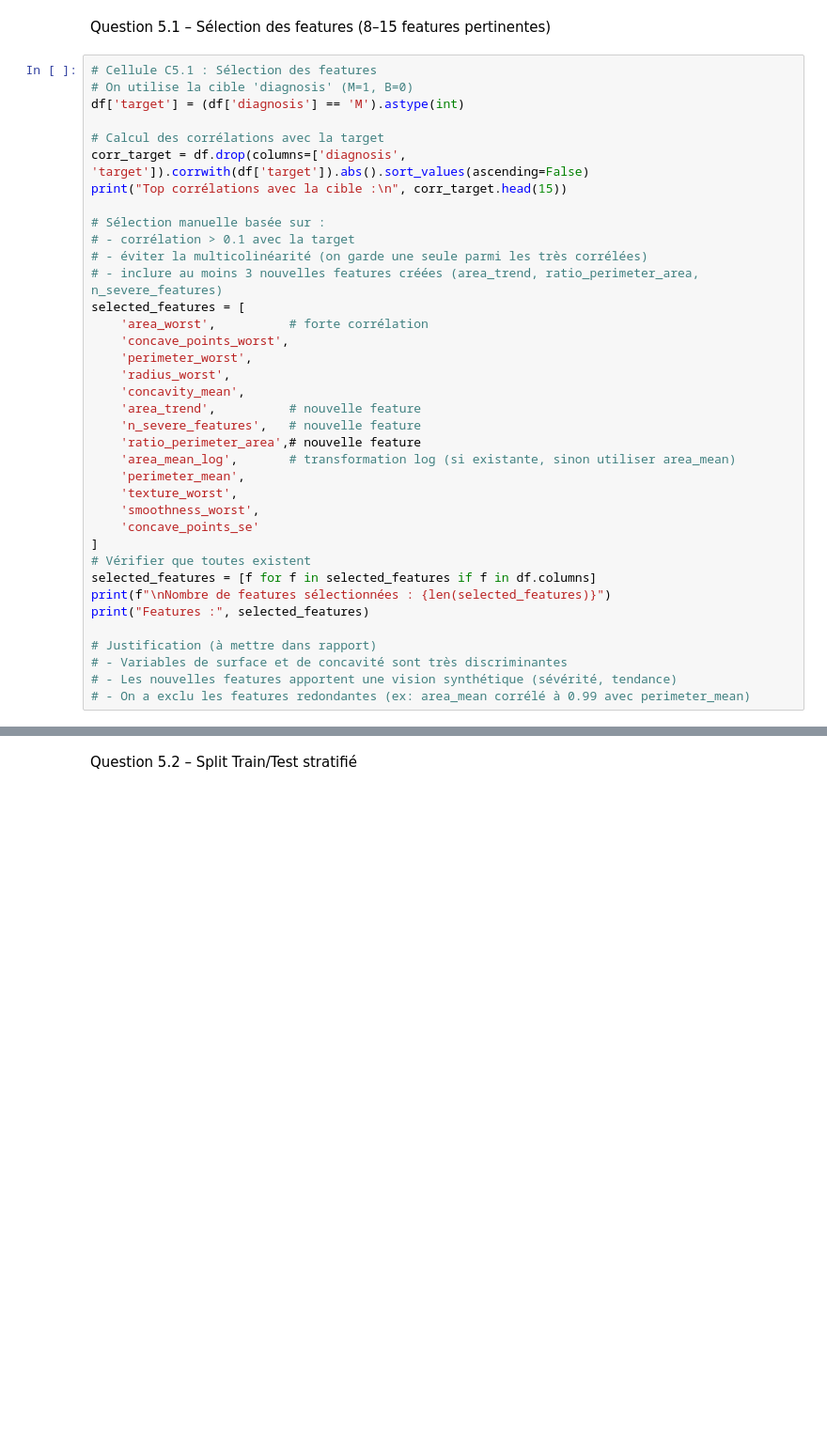
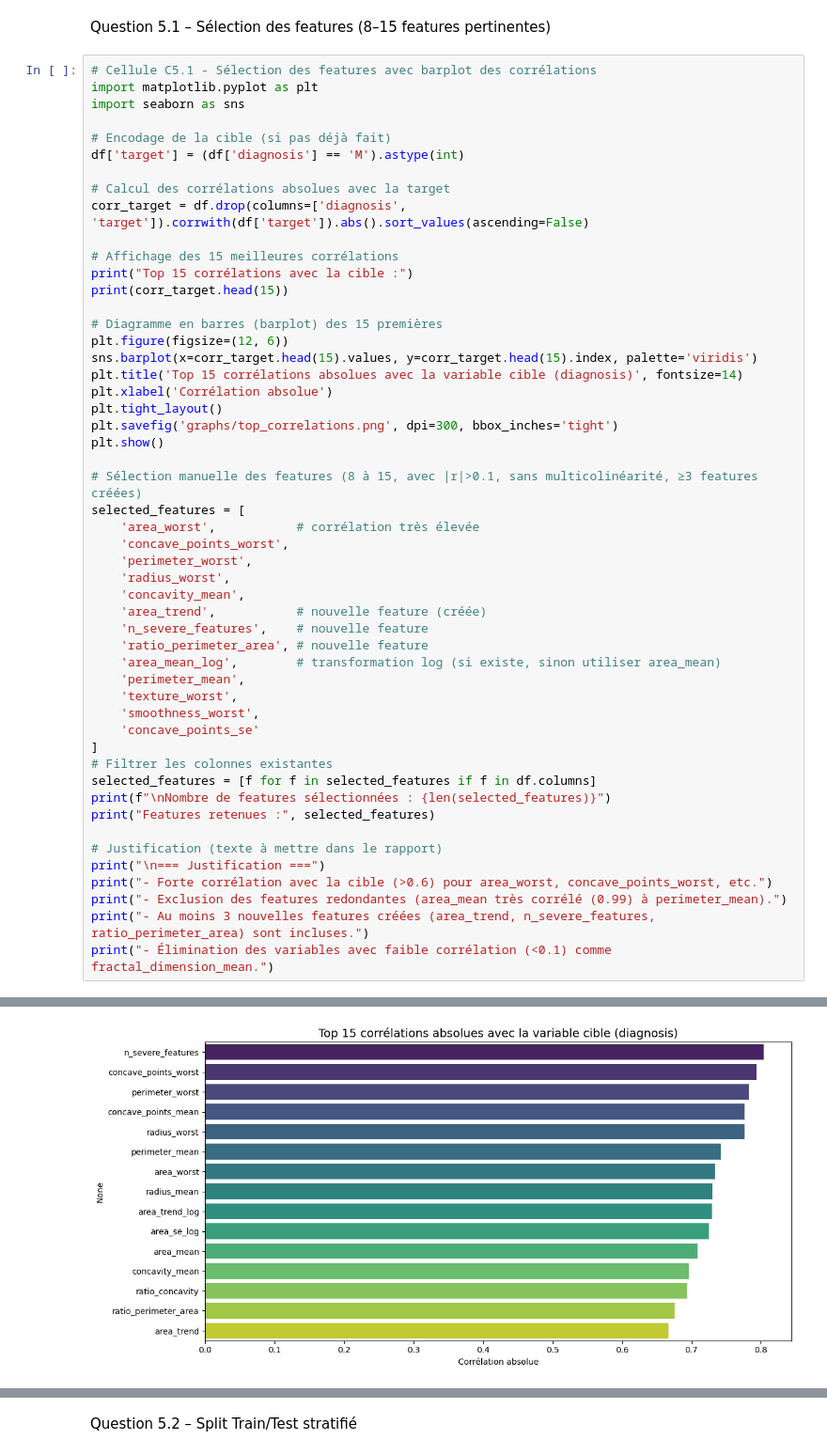
Before and after one commit to Melyna16/Projet-Data-Mining-Breast-Cancer, a Jupyter notebook: breast_cancer_analysis.ipynb, the cells around one changed output, grey strips where cells are left out. Shown at 94% size. Cells and saved outputs as stored; diff of their text form; blank space fills up the shorter version.

```diff
--- a/breast_cancer_analysis.ipynb
+++ b/breast_cancer_analysis.ipynb
@@ -648,40 +654,54 @@ PARTIE 5 – PRÉPARATION POUR LE MACHINE LEARNING
 # %% [markdown]
 Question 5.1 – Sélection des features (8–15 features pertinentes)
 # %%
-# Cellule C5.1 : Sélection des features
-# On utilise la cible 'diagnosis' (M=1, B=0)
+# Cellule C5.1 - Sélection des features avec barplot des corrélations
+import matplotlib.pyplot as plt
+import seaborn as sns
+
+# Encodage de la cible (si pas déjà fait)
 df['target'] = (df['diagnosis'] == 'M').astype(int)
 
-# Calcul des corrélations avec la target
+# Calcul des corrélations absolues avec la target
 corr_target = df.drop(columns=['diagnosis', 'target']).corrwith(df['target']).abs().sort_values(ascending=False)
-print("Top corrélations avec la cible :\n", corr_target.head(15))
 
-# Sélection manuelle basée sur :
-# - corrélation > 0.1 avec la target
-# - éviter la multicolinéarité (on garde une seule parmi les très corrélées)
-# - inclure au moins 3 nouvelles features créées (area_trend, ratio_perimeter_area, n_severe_features)
+# Affichage des 15 meilleures corrélations
+print("Top 15 corrélations avec la cible :")
+print(corr_target.head(15))
+
+# Diagramme en barres (barplot) des 15 premières
+plt.figure(figsize=(12, 6))
+sns.barplot(x=corr_target.head(15).values, y=corr_target.head(15).index, palette='viridis')
+plt.title('Top 15 corrélations absolues avec la variable cible (diagnosis)', fontsize=14)
+plt.xlabel('Corrélation absolue')
+plt.tight_layout()
+plt.savefig('graphs/top_correlations.png', dpi=300, bbox_inches='tight')
+plt.show()
+
+# Sélection manuelle des features (8 à 15, avec |r|>0.1, sans multicolinéarité, ≥3 features créées)
 selected_features = [
-    'area_worst',          # forte corrélation
+    'area_worst',           # corrélation très élevée
     'concave_points_worst',
     'perimeter_worst',
     'radius_worst',
     'concavity_mean',
-    'area_trend',          # nouvelle feature
-    'n_severe_features',   # nouvelle feature
-    'ratio_perimeter_area',# nouvelle feature
-    'area_mean_log',       # transformation log (si existante, sinon utiliser area_mean)
+    'area_trend',           # nouvelle feature (créée)
+    'n_severe_features',    # nouvelle feature
+    'ratio_perimeter_area', # nouvelle feature
+    'area_mean_log',        # transformation log (si existe, sinon utiliser area_mean)
     'perimeter_mean',
     'texture_worst',
     'smoothness_worst',
     'concave_points_se'
 ]
-# Vérifier que toutes existent
+# Filtrer les colonnes existantes
 selected_features = [f for f in selected_features if f in df.columns]
 print(f"\nNombre de features sélectionnées : {len(selected_features)}")
-print("Features :", selected_features)
+print("Features retenues :", selected_features)
 
-# Justification (à mettre dans rapport)
-# - Variables de surface et de concavité sont très discriminantes
-# - Les nouvelles features apportent une vision synthétique (sévérité, tendance)
-# - On a exclu les features redondantes (ex: area_mean corrélé à 0.99 avec perimeter_mean)
+# Justification (texte à mettre dans le rapport)
+print("\n=== Justification ===")
+print("- Forte corrélation avec la cible (>0.6) pour area_worst, concave_points_worst, etc.")
+print("- Exclusion des features redondantes (area_mean très corrélé (0.99) à perimeter_mean).")
+print("- Au moins 3 nouvelles features créées (area_trend, n_severe_features, ratio_perimeter_area) sont incluses.")
+print("- Élimination des variables avec faible corrélation (<0.1) comme fractal_dimension_mean.")
 # %% [output]
@@ -707,0 +725 @@ Features : ['area_worst', 'concave_points_worst', 'perimeter_worst', 'radius_wor
+[figure, added]
```
Also changed, not shown: parts of 19 cells of this notebook, 13 other files.
